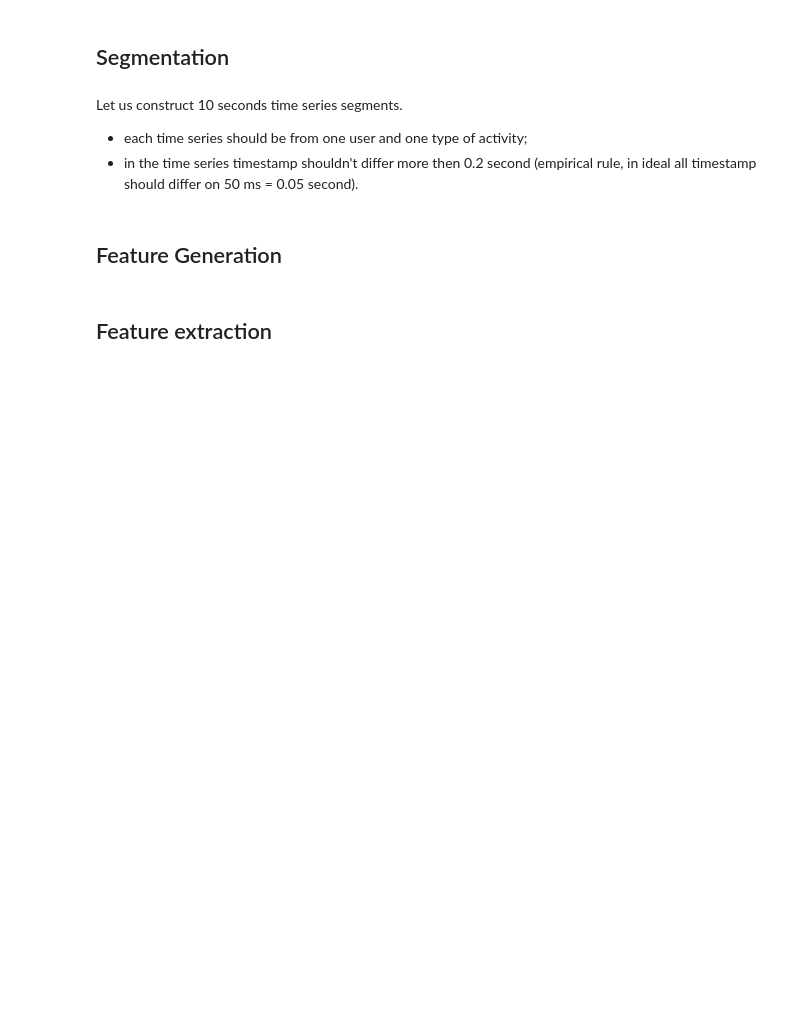
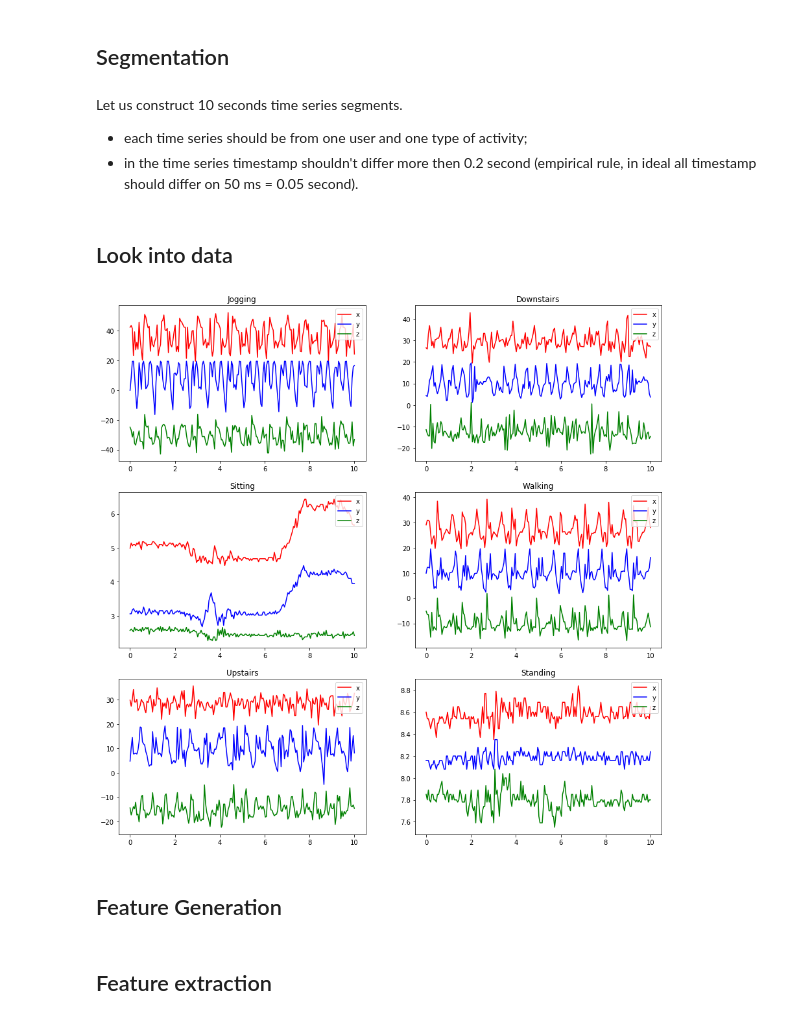
Before and after one commit to Intelligent-Systems-Phystech/2019-Project-8, a Jupyter notebook: code/Basic_code.ipynb, the cells around one changed output. Drawn from its saved outputs; the diff is of its cells as text; code cells hidden in the pictures; blank space fills up the shorter version.

```diff
--- a/code/Basic_code.ipynb
+++ b/code/Basic_code.ipynb
@@ -82,6 +82,24 @@ def get_time_series(accelerations, data_type, nb=200):
         fi += nb
 
     return TS
+# %% [markdown]
+## Look into data
+# %%
+TS = []
+for act in data_wisdm['activity'].unique():
+    d = data_wisdm[data_wisdm['activity'] == act]
+    TS.append(get_time_series(d, float))
+# %%
+fig, axs = plt.subplots(3, 2, figsize = (15,15))
+K = 150 #Number of time series
+for act, i in zip(data_wisdm['activity'].unique(), range(len(data_wisdm['activity'].unique()))):
+    axs[i%3,i%2].plot(np.linspace(0,10,200), TS[i][K][0]- (min(TS[i][K][0])-max(TS[i][K][1])) , c ='r', label = 'x')
+    axs[i%3,i%2].plot(np.linspace(0,10,200), TS[i][K][1], c = 'b', label = 'y')
+    axs[i%3,i%2].plot(np.linspace(0,10,200), TS[i][K][2]+ (min(TS[i][K][1])-max(TS[i][K][2])), c = 'g', label = 'z')
+    axs[i%3,i%2].legend(loc = 1)
+    axs[i%3,i%2].set_title(act)
+# %% [output]
+[figure, added]
 # %% [markdown]
 ## Feature Generation
 # %%
```
Also changed, not shown: parts of 6 cells of this notebook.
